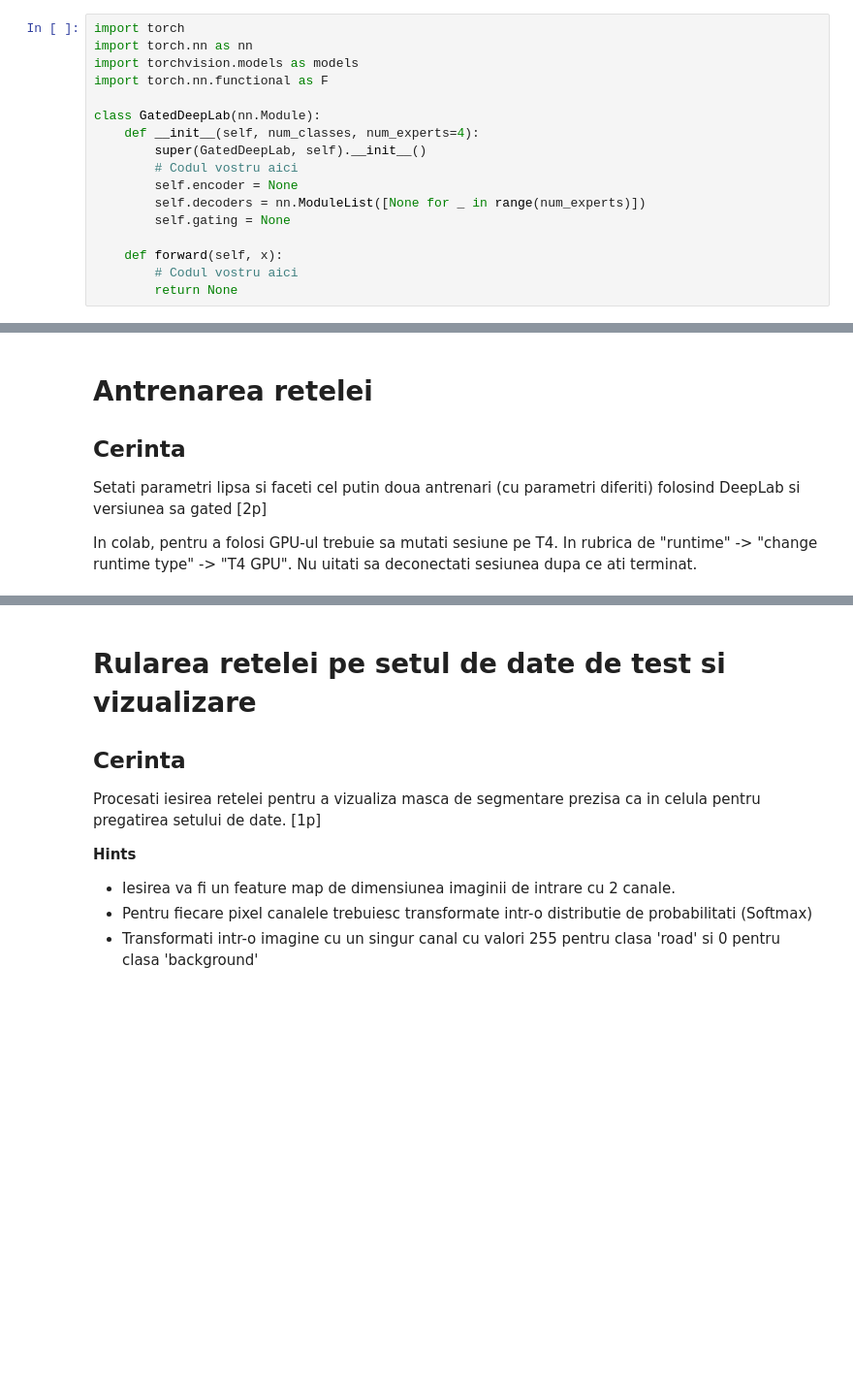
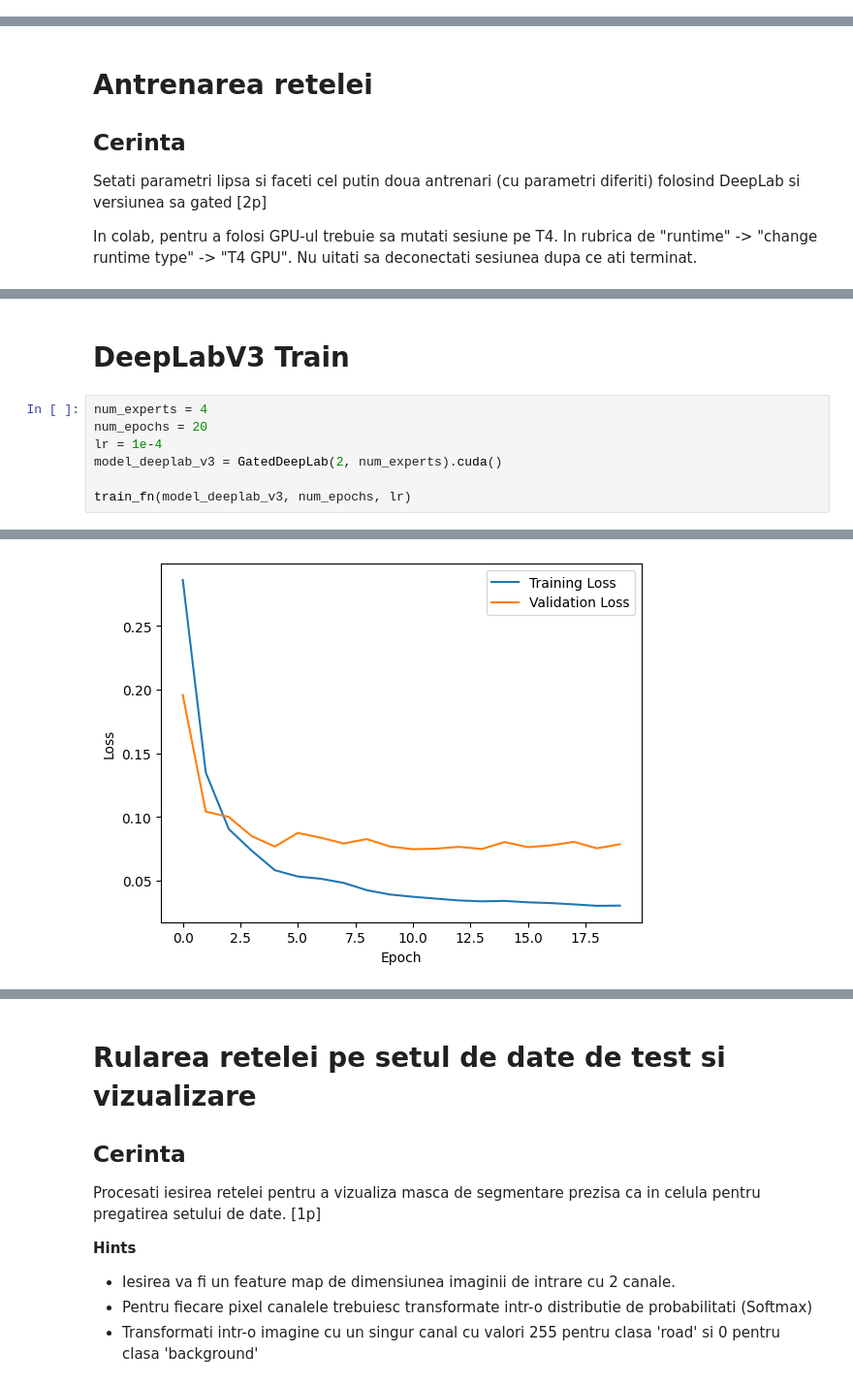
Before and after one commit to skpha13/University-Work, a Jupyter notebook: Third Year/Second Semester/Machine Learning in Computer Vision/Labs/L05.ipynb, the cells around one changed output, grey strips where cells are left out. Shown at 97% size. Cells and saved outputs as stored; diff of their text form; blank space fills up the shorter version.

```diff
--- a/Third Year/Second Semester/Machine Learning in Computer Vision/Labs/L05.ipynb
+++ b/Third Year/Second Semester/Machine Learning in Computer Vision/Labs/L05.ipynb
@@ -219,17 +263,0 @@ class ASPP(nn.Module):
-# %%
-import torch
-import torch.nn as nn
-import torchvision.models as models
-import torch.nn.functional as F
-
-class GatedDeepLab(nn.Module):
-    def __init__(self, num_classes, num_experts=4):
-        super(GatedDeepLab, self).__init__()
-        # Codul vostru aici
-        self.encoder = None
-        self.decoders = nn.ModuleList([None for _ in range(num_experts)])
-        self.gating = None
-
-    def forward(self, x):
-        # Codul vostru aici
-        return None
@@ -331,0 +446,10 @@ plt.show()
+# %% [markdown]
+# DeepLabV3 Train
+# %%
+num_experts = 4
+num_epochs = 20
+lr = 1e-4
+model_deeplab_v3 = GatedDeepLab(2, num_experts).cuda()
+
+train_fn(model_deeplab_v3, num_epochs, lr)
+# %% [output]
@@ -331,0 +473 @@ plt.show()
+[figure, added]
```
Also changed, not shown: parts of 11 cells of this notebook.
